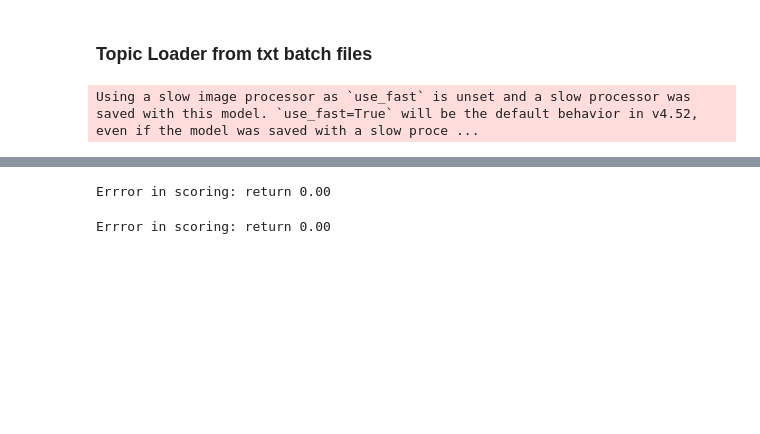
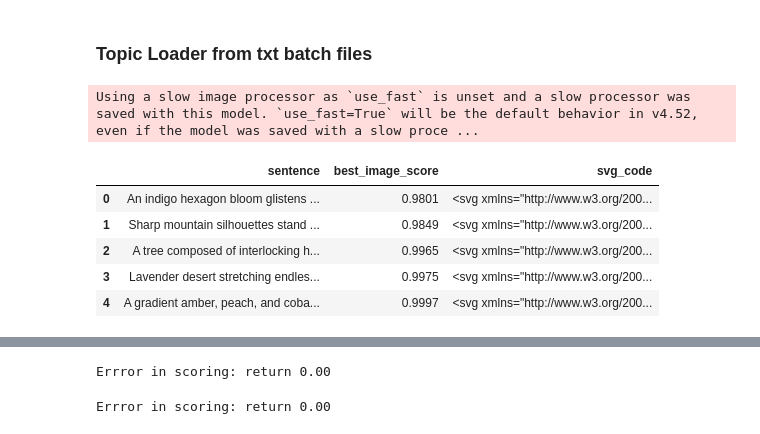
Before and after one commit to svk-123/Drawing_with_LLMs, a Jupyter notebook: nb_10_clean_public_dataset.ipynb, the cells around one changed output, grey strips where cells are left out. Drawn from its saved outputs; the diff is of its cells as text; code cells hidden in the pictures; blank space fills up the shorter version.

```diff
--- a/nb_10_clean_public_dataset.ipynb
+++ b/nb_10_clean_public_dataset.ipynb
@@ -340,3 +339,12 @@ df.to_csv('gemini_0.csv',index=False)
+# %%
+df.head()
+# %% [output]
+|  | sentence | best_image_score | svg_code |
+| 0 | An indigo hexagon bloom glistens ... | 0.9801 | <svg xmlns="http://www.w3.org/200... |
+| 1 | Sharp mountain silhouettes stand ... | 0.9849 | <svg xmlns="http://www.w3.org/200... |
+| 2 | A tree composed of interlocking h... | 0.9965 | <svg xmlns="http://www.w3.org/200... |
+| 3 | Lavender desert stretching endles... | 0.9975 | <svg xmlns="http://www.w3.org/200... |
+| 4 | A gradient amber, peach, and coba... | 0.9997 | <svg xmlns="http://www.w3.org/200... |
 # %%
 # Apply with tqdm and timeout-aware function
 df['gemini_cleaned_svg_sl_score'] = df.progress_apply(
```
Also changed, not shown: parts of 11 cells of this notebook, 2 other files.
